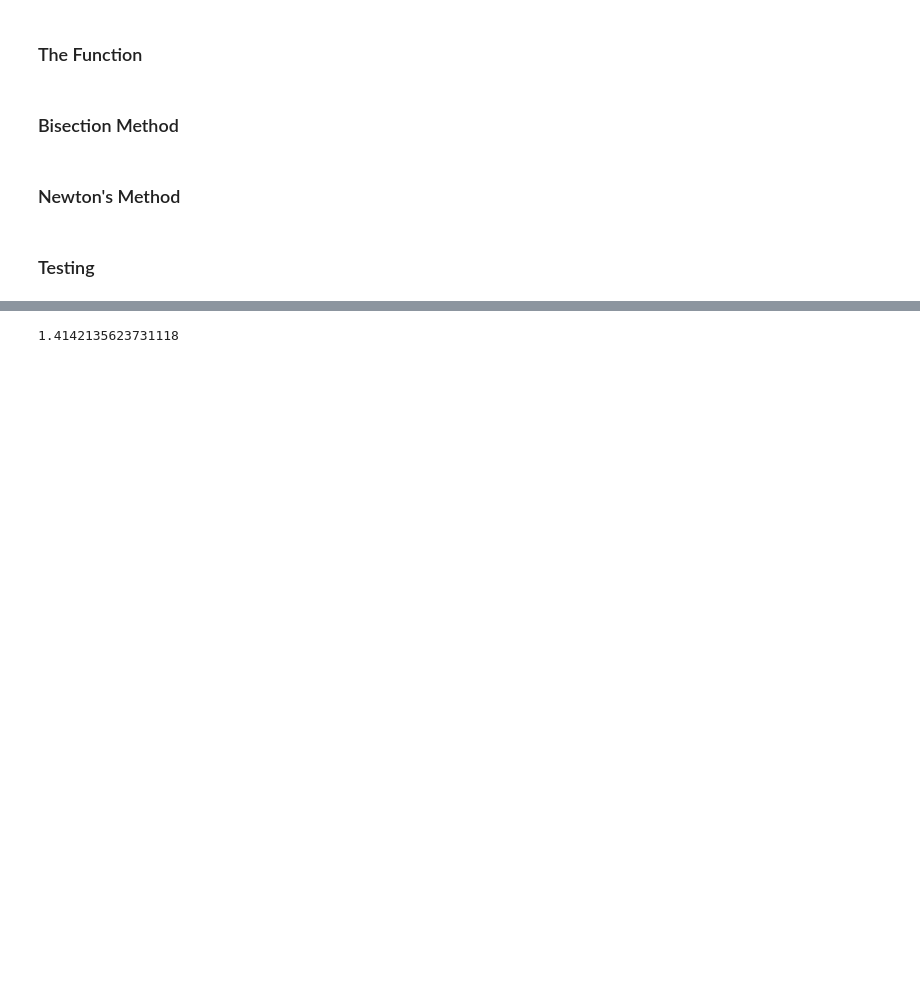
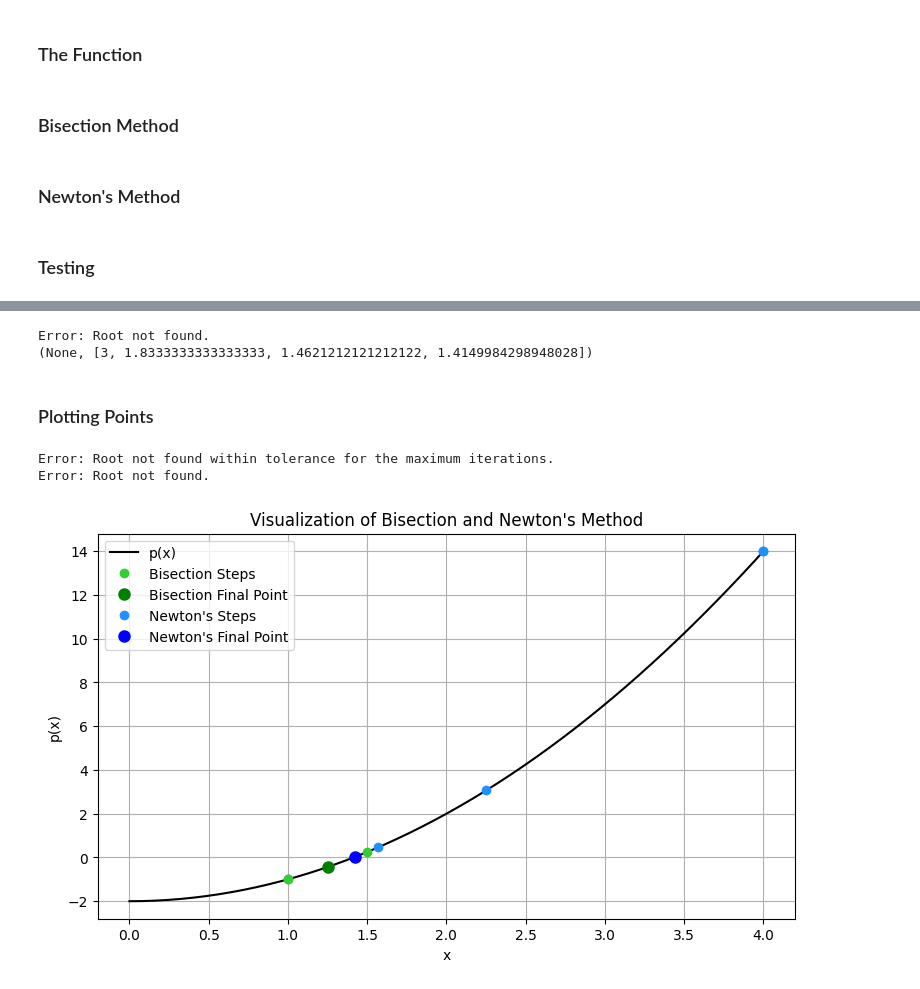
Before and after one commit to joel-s-penney/MATH-3030-Project-1, a Jupyter notebook: Root_Finding_Algorithms.ipynb, the cells around one changed output, grey strips where cells are left out. Saved outputs shown, nothing was run; the diff lists cells and outputs as text; code cells hidden in the pictures; blank space fills up the shorter version.

Commit message:
Add lists of points and visualization graph

```diff
--- a/Root_Finding_Algorithms.ipynb
+++ b/Root_Finding_Algorithms.ipynb
@@ -10,7 +11,7 @@ def df(x):
   return 2*x
 # %%
 tolerance = 1e-7
-maximum_iter = 100
+maximum_iter = 3
 # %% [markdown]
 ### Bisection Method
 # %%
@@ -47,6 +51,8 @@ def bisection(a, b, tolerance, maximum_iter):
 ### Newton's Method
 # %%
 def newton(x0, tolerance, maximum_iter):
+
+  points = [x0]
 
   # Loop over a maximum number of iterations
   for i in range(maximum_iter):
@@ -54,20 +60,21 @@ def newton(x0, tolerance, maximum_iter):
     # If the derivative at x0 is zero, then divide by zero error
     if abs(df(x0)) < 1e-10:
       print("Error: Derivative is zero.")
-      return None
+      return None, points
 
     # Main step: x0, f(x0), and df(x0) gives the next approximation
     xnew = x0 - (f(x0)/df(x0))
+    points.append(xnew)
 
     # If f(xnew) is zero, then it is the root
     if abs(f(xnew)) < tolerance or abs(xnew-x0) < tolerance:
-      return xnew
+      return xnew, points
 
     # xnew is the next x0 guess
     x0 = xnew
 
   print("Error: Root not found.")
-  return None
+  return None, points
 # %% [markdown]
 ### Testing
 # %%
@@ -79,4 +87,52 @@ print(value)
 newvalue = newton(3, tolerance, maximum_iter)
 print(newvalue)
 # %% [output]
-1.4142135623731118
+Error: Root not found.
+(None, [3, 1.8333333333333333, 1.4621212121212122, 1.4149984298948028])
+# %% [markdown]
+### Plotting Points
+# %%
+bisect_root, bisect_points = bisection(0, 2, tolerance, maximum_iter)
+newton_root, newton_points = newton(4, tolerance, maximum_iter)
+
+# print(bisect_root)
+# print(bisect_points)
+# print(newton_root)
+# print(newton_points)
+
+plt.figure(figsize=(9, 5))
+
+x = np.linspace(0, 4, 200)
+y = f(x)
+
+plt.plot(x, f(x), color='k', label='p(x)')
+
+# Plotting the bisection points + final point larger + label for just one point
+for i in bisect_points:
+  plt.plot(i, f(i), 'o', color='limegreen')
+  if i == bisect_points[0]:
+    plt.plot(i, f(i), 'o', color='limegreen', label='Bisection Steps')
+
+plt.plot(bisect_points[-1], f(bisect_points[-1]), 'o', color='g', markersize=8, label='Bisection Final Point')
+
+# Plotting the newton points + final point larger + label for just one point
+for i in newton_points:
+  plt.plot(i, f(i), 'o', color='dodgerblue')
+  if i == newton_points[0]:
+    plt.plot(i, f(i), 'o', color='dodgerblue', label="Newton's Steps")
+
+plt.plot(newton_points[-1], f(newton_points[-1]), 'o', color='b', markersize=8, label="Newton's Final Point")
+
+# Labels and final parts
+
+plt.xlabel('x')
+plt.ylabel('p(x)')
+plt.title("Visualization of Bisection and Newton's Method")
+
+plt.grid(True)
+plt.legend()
+plt.show()
+# %% [output]
+Error: Root not found within tolerance for the maximum iterations.
+Error: Root not found.
+[figure, added]
```
Also changed, not shown: parts of 3 cells of this notebook.
